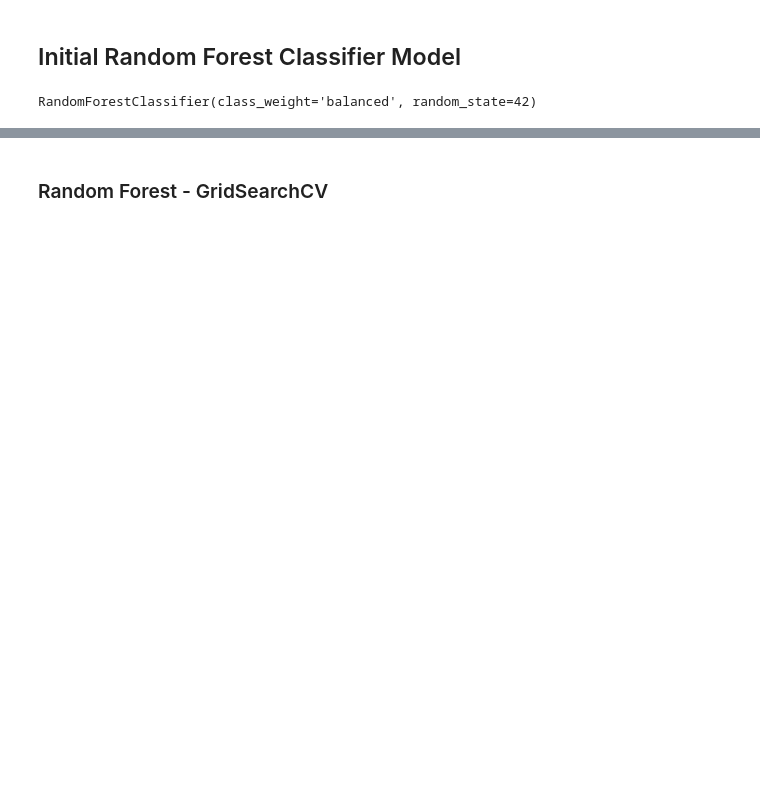
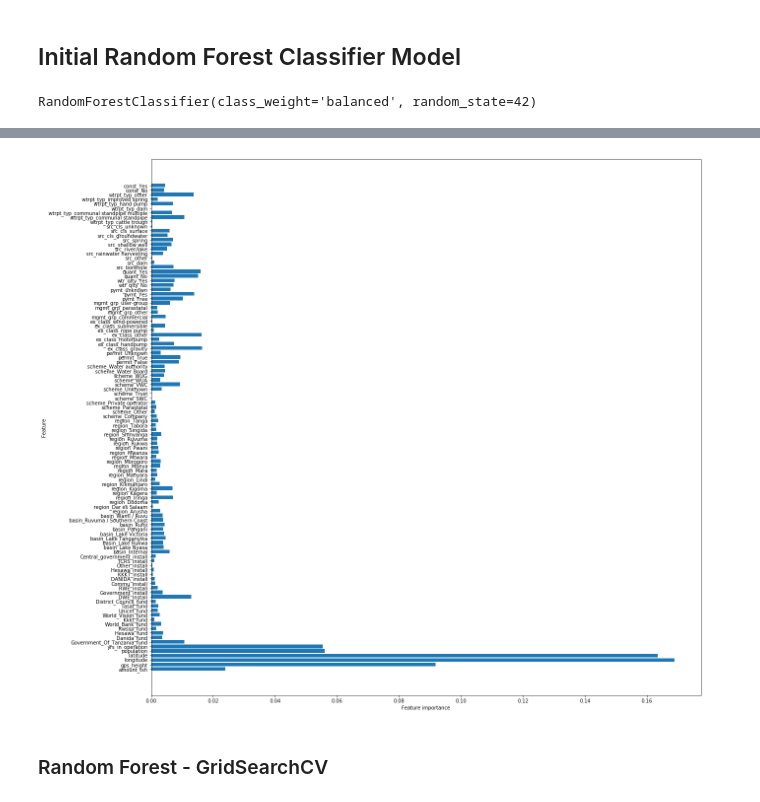
Before and after one commit to tcastanley/Tanzanian-Water-Pump-Analysis, a Jupyter notebook: Tanzanian Water Pump Analysis - Data Modeling Notebook.ipynb, the cells around one changed output, grey strips where cells are left out. Drawn from its saved outputs; the diff is of its cells as text; code cells hidden in the pictures; blank space fills up the shorter version.

```diff
--- a/Tanzanian Water Pump Analysis - Data Modeling Notebook.ipynb
+++ b/Tanzanian Water Pump Analysis - Data Modeling Notebook.ipynb
@@ -1053,3 +943,7 @@ functional needs repair       0.49      0.36      0.41      1097
+# %%
+plot_feature_importances(rdm_forest)
+# %% [output]
+[figure, added]
 # %% [markdown]
 ### Random Forest - GridSearchCV
 # %%
```
Also changed, not shown: parts of 111 cells of this notebook, 5 other files.
